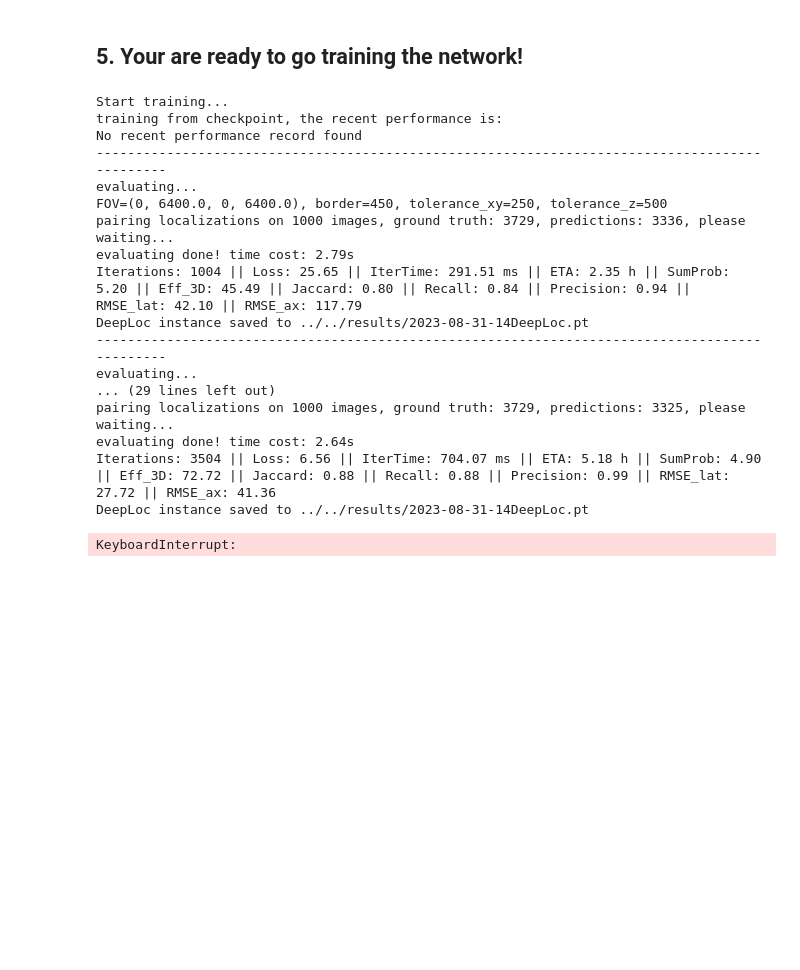
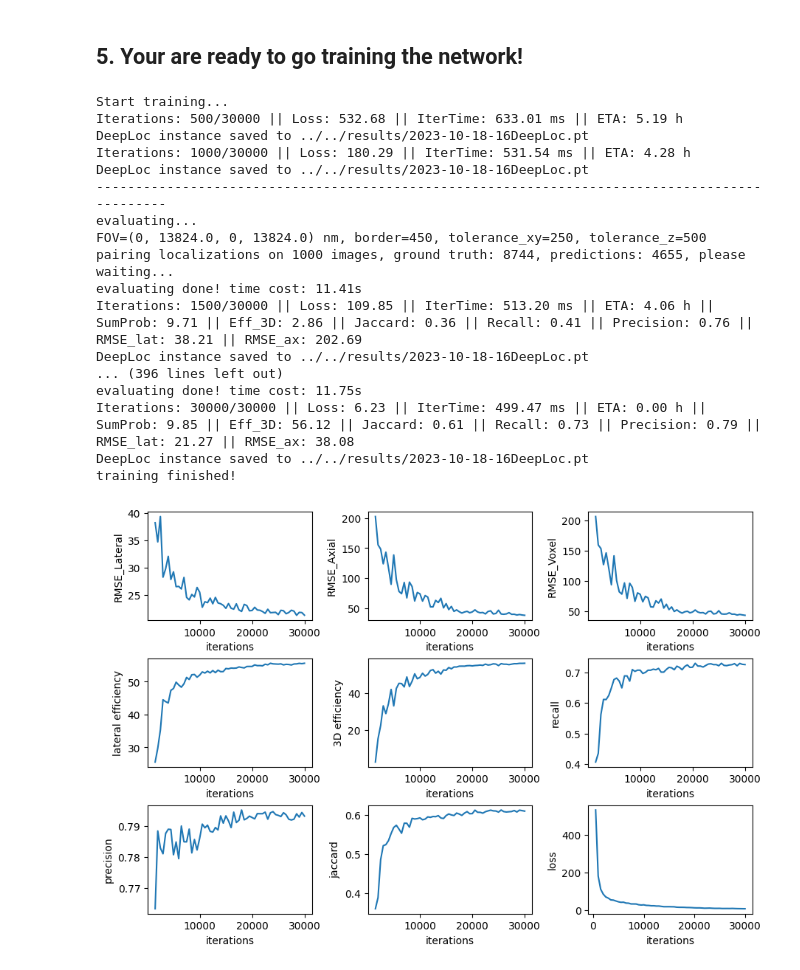
Before and after one commit to fffffsssss/AI4Loc, a Jupyter notebook: demo_pipelines/notebook/deeploc_learning.ipynb, the cells around one changed output. Cells and saved outputs as stored; diff of their text form; code cells hidden in the pictures; blank space fills up the shorter version.

```diff
--- a/demo_pipelines/notebook/deeploc_learning.ipynb
+++ b/demo_pipelines/notebook/deeploc_learning.ipynb
@@ -51,24 +84,28 @@ VBox(children=(HBox(children=(VBox(children=(ImageWidget(height=64, width=64),))
 # %% [markdown]
 ## 5. Your are ready to go training the network!
 # %%
-file_name = '../../results/' + datetime.datetime.now().strftime('%Y-%m-%d-%H') + 'DeepLoc'
+file_name = '../../results/' + datetime.datetime.now().strftime('%Y-%m-%d-%H') + 'DeepLoc.pt'
 deeploc_model.online_train(batch_size=10, max_iterations=30000, eval_freq=500, file_name=file_name)
 # %% [output]
 Start training...
-training from checkpoint, the recent performance is:
-No recent performance record found
+Iterations: 500/30000 || Loss: 532.68 || IterTime: 633.01 ms || ETA: 5.19 h
+DeepLoc instance saved to ../../results/2023-10-18-16DeepLoc.pt
+Iterations: 1000/30000 || Loss: 180.29 || IterTime: 531.54 ms || ETA: 4.28 h
+DeepLoc instance saved to ../../results/2023-10-18-16DeepLoc.pt
 ----------------------------------------------------------------------------------------------
 evaluating...
-FOV=(0, 6400.0, 0, 6400.0), border=450, tolerance_xy=250, tolerance_z=500
-pairing localizations on 1000 images, ground truth: 3729, predictions: 3336, please waiting...
-evaluating done! time cost: 2.79s
-Iterations: 1004 || Loss: 25.65 || IterTime: 291.51 ms || ETA: 2.35 h || SumProb: 5.20 || Eff_3D: 45.49 || Jaccard: 0.80 || Recall: 0.84 || Precision: 0.94 || RMSE_lat: 42.10 || RMSE_ax: 117.79
-DeepLoc instance saved to ../../results/2023-08-31-14DeepLoc.pt
-----------------------------------------------------------------------------------------------
-evaluating...
-... (29 lines left out)
-pairing localizations on 1000 images, ground truth: 3729, predictions: 3325, please waiting...
-evaluating done! time cost: 2.64s
-Iterations: 3504 || Loss: 6.56 || IterTime: 704.07 ms || ETA: 5.18 h || SumProb: 4.90 || Eff_3D: 72.72 || Jaccard: 0.88 || Recall: 0.88 || Precision: 0.99 || RMSE_lat: 27.72 || RMSE_ax: 41.36
-DeepLoc instance saved to ../../results/2023-08-31-14DeepLoc.pt
+FOV=(0, 13824.0, 0, 13824.0) nm, border=450, tolerance_xy=250, tolerance_z=500
+pairing localizations on 1000 images, ground truth: 8744, predictions: 4655, please waiting...
+evaluating done! time cost: 11.41s
+Iterations: 1500/30000 || Loss: 109.85 || IterTime: 513.20 ms || ETA: 4.06 h || SumProb: 9.71 || Eff_3D: 2.86 || Jaccard: 0.36 || Recall: 0.41 || Precision: 0.76 || RMSE_lat: 38.21 || RMSE_ax: 202.69
+DeepLoc instance saved to ../../results/2023-10-18-16DeepLoc.pt
+... (396 lines left out)
+evaluating done! time cost: 11.75s
+Iterations: 30000/30000 || Loss: 6.23 || IterTime: 499.47 ms || ETA: 0.00 h || SumProb: 9.85 || Eff_3D: 56.12 || Jaccard: 0.61 || Recall: 0.73 || Precision: 0.79 || RMSE_lat: 21.27 || RMSE_ax: 38.08
+DeepLoc instance saved to ../../results/2023-10-18-16DeepLoc.pt
+training finished!
-KeyboardInterrupt:
+# %%
+# plot evaluation performance during the training
+ailoc.common.plot_train_record(deeploc_model)
+# %% [output]
+[figure, added]
```
Also changed, not shown: parts of 6 cells of this notebook, 9 other files.
